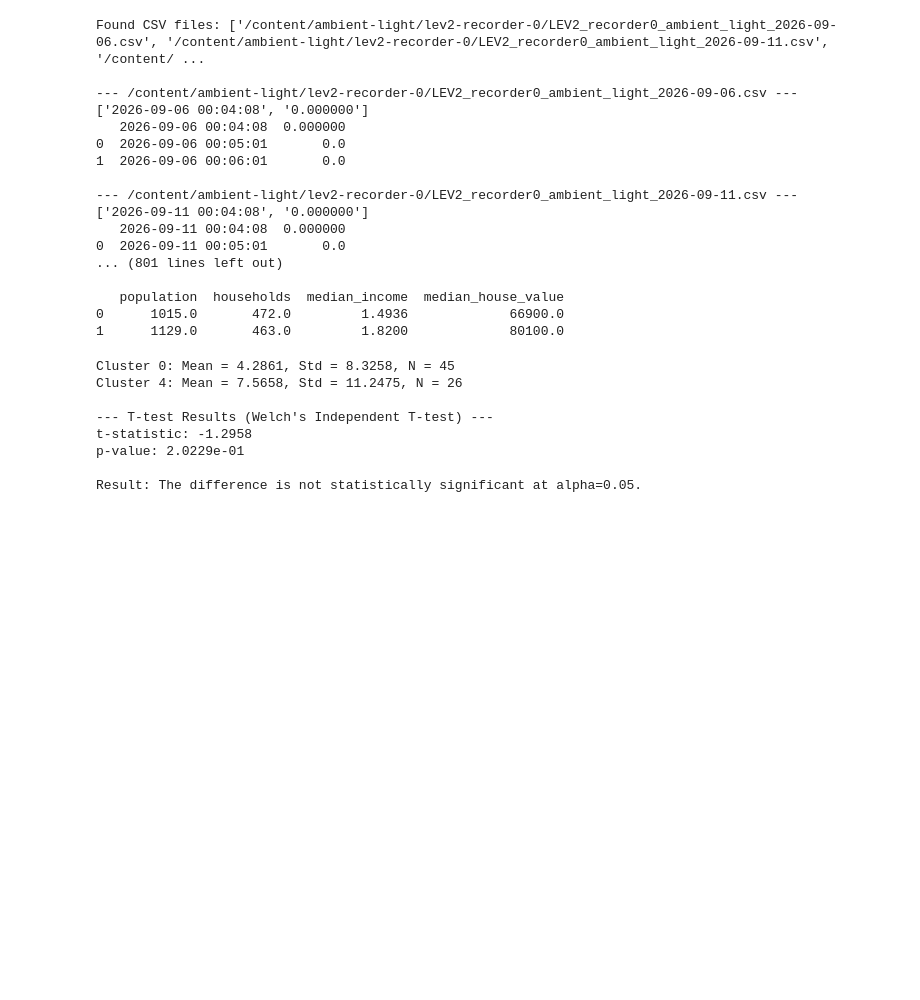
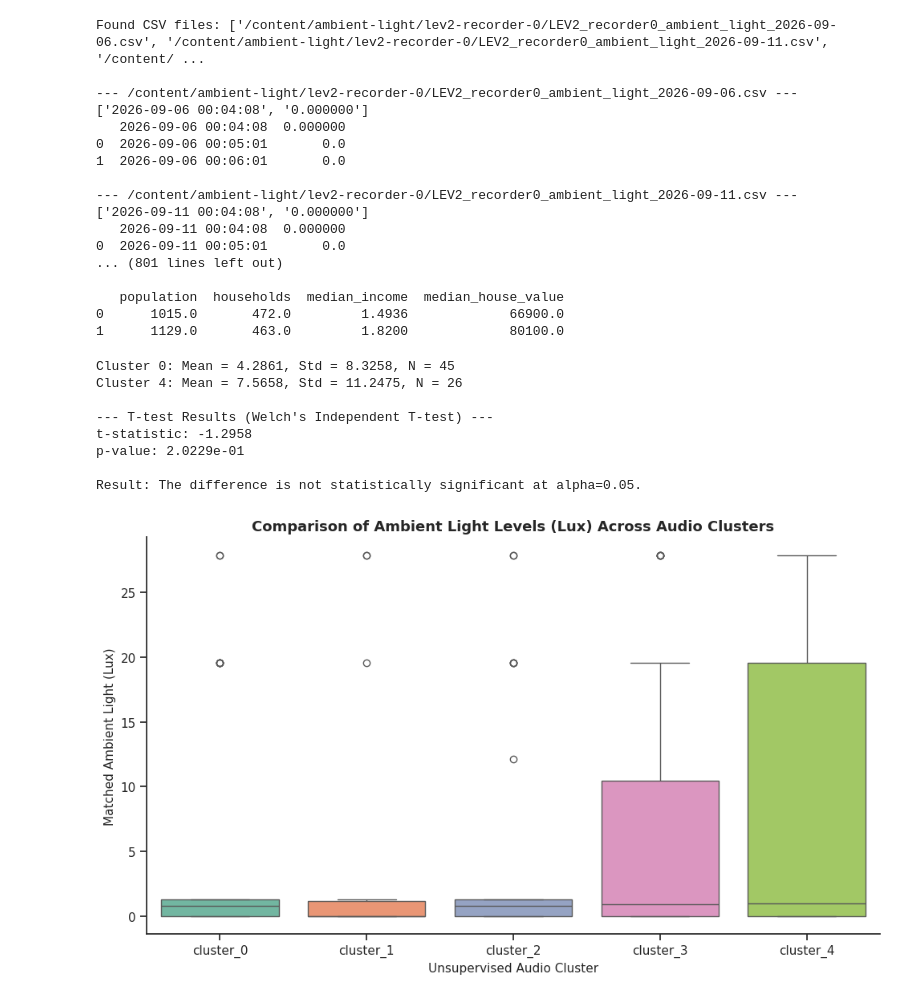
Before and after one commit to shuk95/practicumGTFall2026, a Jupyter notebook: Neil_Shukla_CodeNov182026.ipynb, the cells around one changed output. Cells and saved outputs as stored; diff of their text form; code cells hidden in the pictures; blank space fills up the shorter version.

```diff
--- a/Neil_Shukla_CodeNov182026.ipynb
+++ b/Neil_Shukla_CodeNov182026.ipynb
@@ -368,3 +368,32 @@ t-statistic: -1.2958
 p-value: 2.0229e-01
 
 Result: The difference is not statistically significant at alpha=0.05.
+# %%
+import matplotlib.pyplot as plt
+import seaborn as sns
+
+# Filter out missing lux or pseudo_label rows for plotting
+plot_df = matched_df.dropna(subset=['lux', 'pseudo_label']).copy()
+
+# Sort the labels so the boxplot is ordered numerically (cluster_0 to cluster_4)
+plot_df = plot_df.sort_values('pseudo_label')
+
+# Generate the boxplot comparing matched lux levels across all clusters
+plt.figure(figsize=(10, 6))
+sns.boxplot(
+    data=plot_df,
+    x='pseudo_label',
+    y='lux',
+    hue='pseudo_label',
+    palette='Set2',
+    legend=False
+)
+
+plt.title('Comparison of Ambient Light Levels (Lux) Across Audio Clusters', fontsize=13, fontweight='semibold')
+plt.xlabel('Unsupervised Audio Cluster', fontsize=11)
+plt.ylabel('Matched Ambient Light (Lux)', fontsize=11)
+sns.despine()
+plt.tight_layout()
+plt.show()
+# %% [output]
+[figure, added]
```
